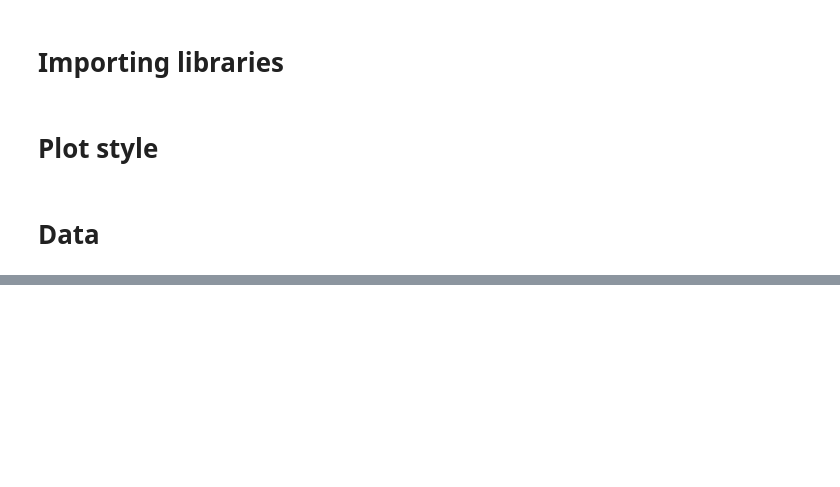
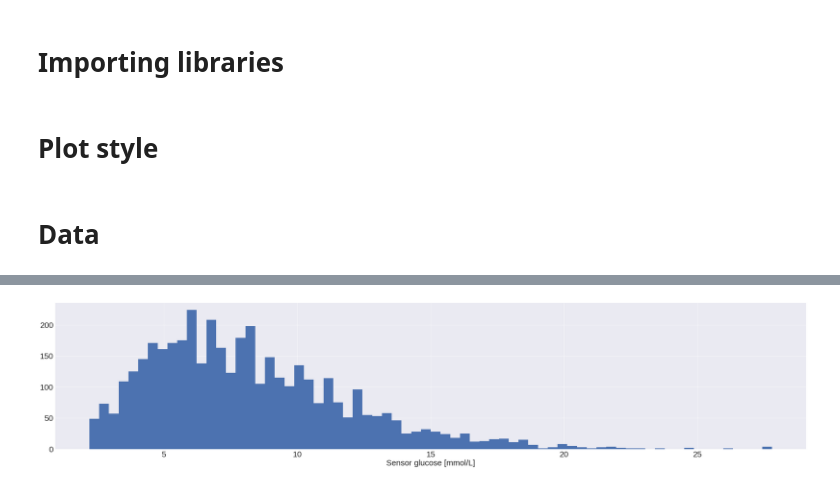
Before and after one commit to sdysch/diabetes-ml, a Jupyter notebook: libre_data_analysis.ipynb, the cells around one changed output, grey strips where cells are left out. Drawn from its saved outputs; the diff is of its cells as text; code cells hidden in the pictures; blank space fills up the shorter version.

```diff
--- a/libre_data_analysis.ipynb
+++ b/libre_data_analysis.ipynb
@@ -48,0 +68,8 @@ plt.show()
+# %%
+fig, ax = plt.subplots(1, 1, figsize=(50, 10))
+ax.hist(data['Scan Glucose mmol/L'], bins=70)
+ax.set_xlabel('Sensor glucose [mmol/L]', fontsize=30)
+ax.tick_params(axis='x', labelsize=30)
+ax.tick_params(axis='y', labelsize=30)
+# %% [output]
+[figure, added]
```
Also changed, not shown: parts of 6 cells of this notebook, 2 other files.
